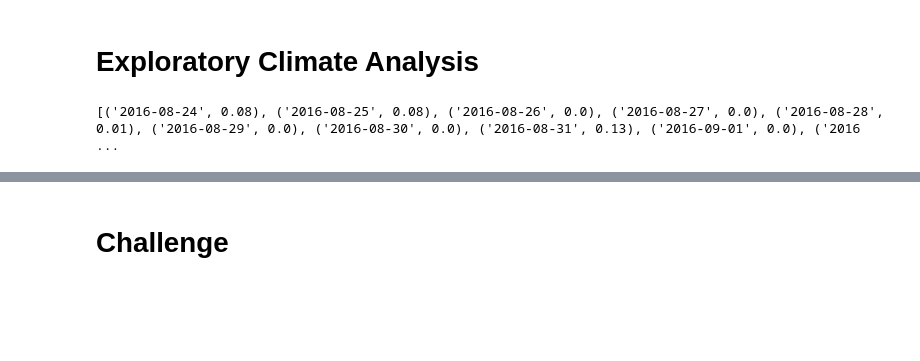
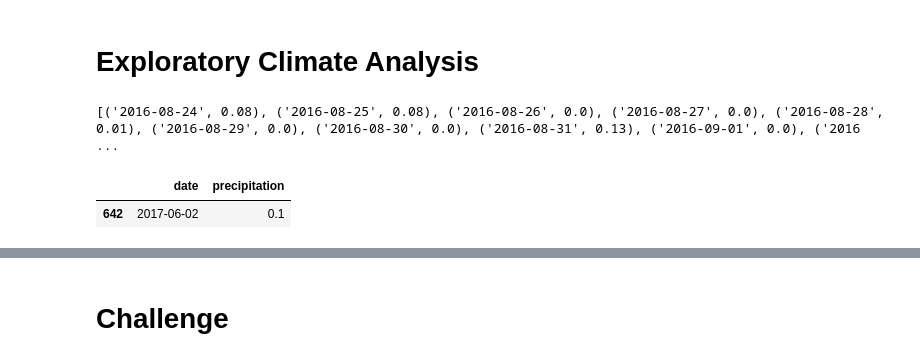
Before and after one commit to izzyd24/surfs_up, a Jupyter notebook: climate_analysis.ipynb, the cells around one changed output, grey strips where cells are left out. Drawn from its saved outputs; the diff is of its cells as text; code cells hidden in the pictures; blank space fills up the shorter version.

```diff
--- a/climate_analysis.ipynb
+++ b/climate_analysis.ipynb
@@ -79,2 +71,9 @@ print(results)
 # %% [output]
 [('2016-08-24', 0.08), ('2016-08-25', 0.08), ('2016-08-26', 0.0), ('2016-08-27', 0.0), ('2016-08-28', 0.01), ('2016-08-29', 0.0), ('2016-08-30', 0.0), ('2016-08-31', 0.13), ('2016-09-01', 0.0), ('2016 ...
+# %%
+# Save the query results as a Pandas DataFrame and set the index to the date column
+surf_df = pd.DataFrame(results, columns = ['date', 'precipitation'])
+surf_df.sample()
+# %% [output]
+|  | date | precipitation |
+| 642 | 2017-06-02 | 0.1 |
```
Also changed, not shown: parts of 5 cells of this notebook.
